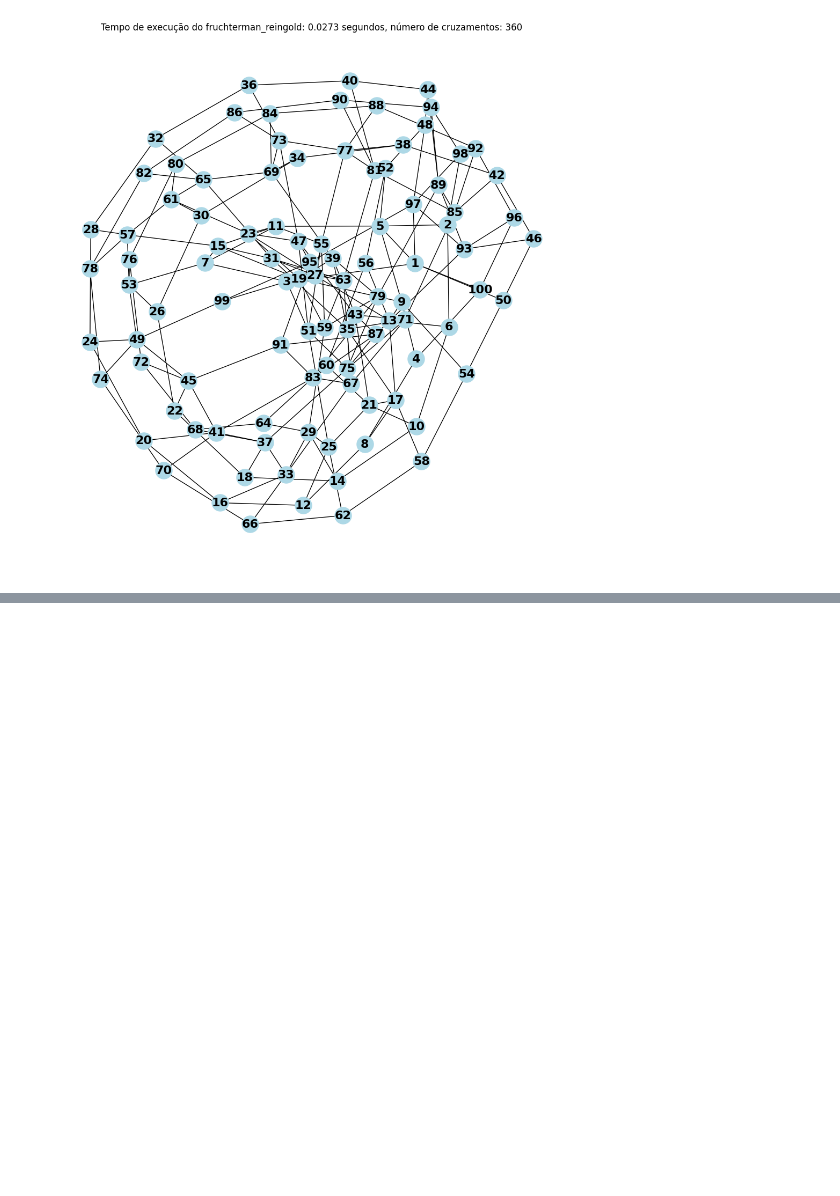
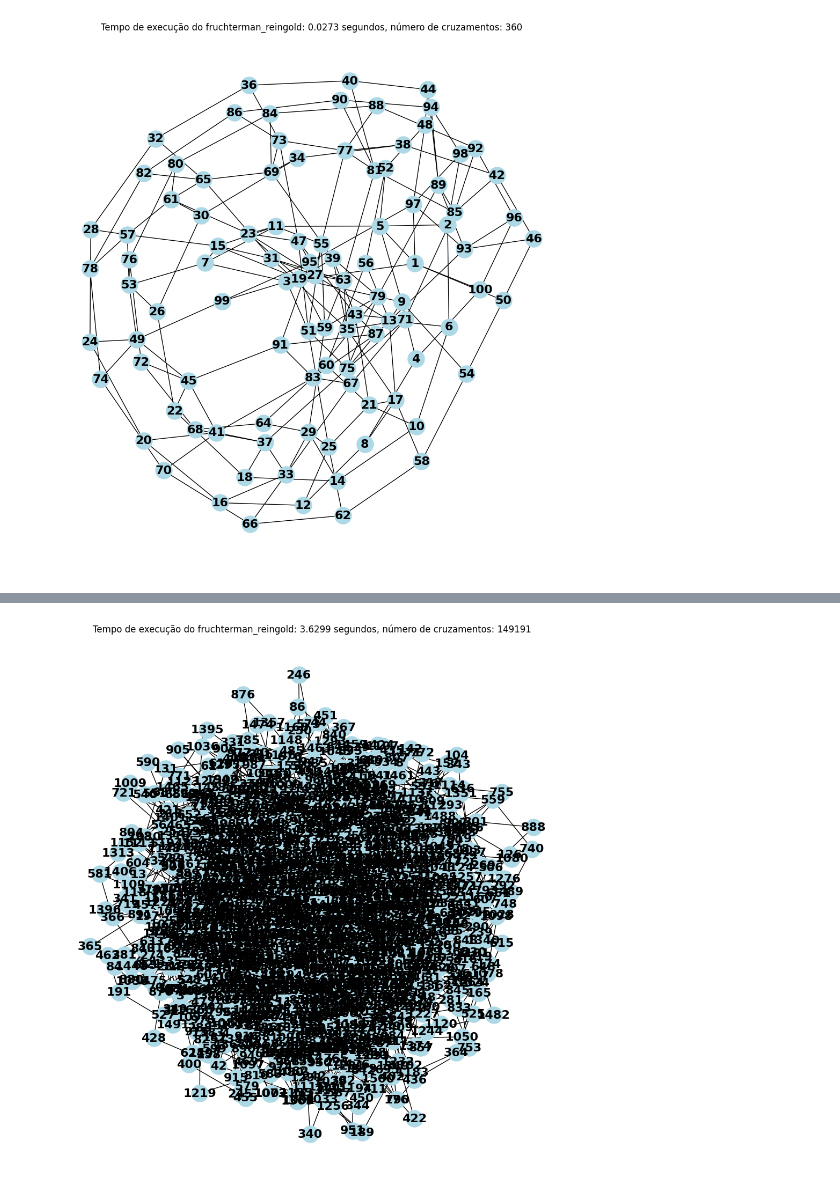
Before and after one commit to enzoMagalhaes/grafos-minimalcrossings, a Jupyter notebook: test.ipynb, the cells around one changed output, grey strips where cells are left out. Saved outputs shown, nothing was run; the diff lists cells and outputs as text; code cells hidden in the pictures; blank space fills up the shorter version.

```diff
--- a/test.ipynb
+++ b/test.ipynb
@@ -58,0 +101,21 @@ run_and_plot_graph_analysis(edges)
+# %%
+import random
+
+# Generate edges programmatically with randomness
+num_nodes = 1500  # Total number of nodes
+edges = []
+
+# Add random connections, ensuring no self-loops
+for i in range(1, num_nodes + 1):
+    num_edges = 2  # Define the number of random connections per node
+    connected_nodes = set()
+    while len(connected_nodes) < num_edges:
+        target = random.randint(1, num_nodes)
+        if target != i and target not in connected_nodes:  # Ensure no self-loops or duplicate edges
+            connected_nodes.add(target)
+            edges.append((i, target))
+
+
+run_and_plot_graph_analysis(edges)
+# %% [output]
+[figure, added]
```
Also changed, not shown: parts of 3 cells of this notebook, 1 other file.
